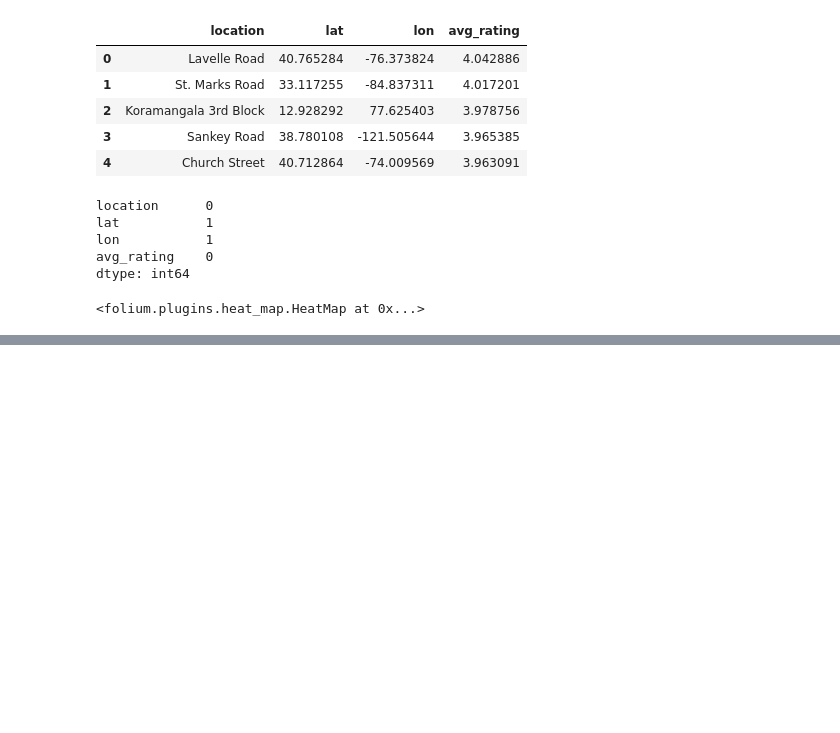
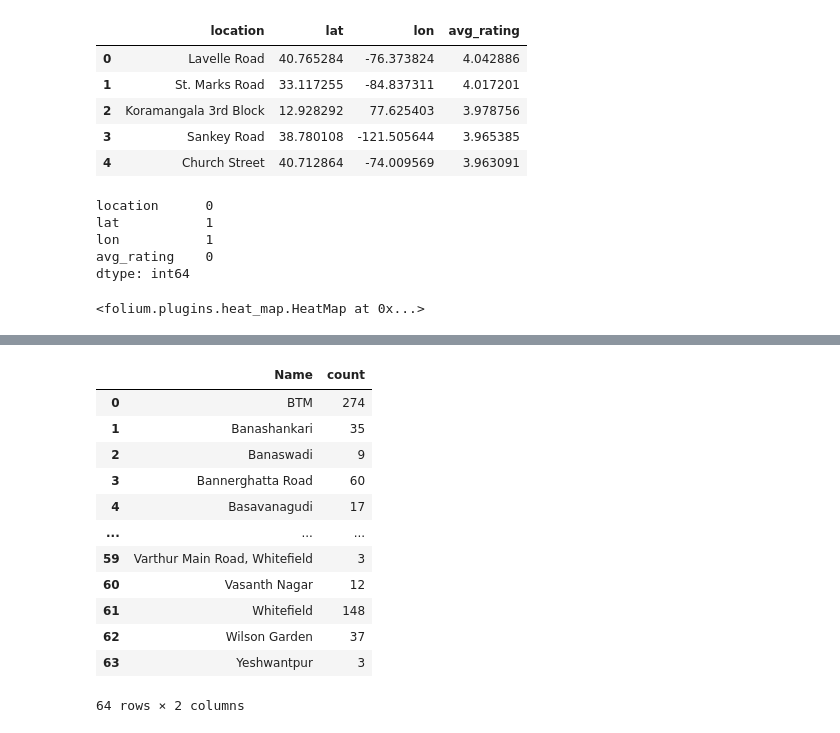
Before and after one commit to unpatel1/Challenge_AProjectAWeek, a Jupyter notebook: Week_07/Zomato_geospatial_DA.ipynb, the cells around one changed output, grey strips where cells are left out. Cells and saved outputs as stored; diff of their text form; code cells hidden in the pictures; blank space fills up the shorter version.

```diff
--- a/Week_07/Zomato_geospatial_DA.ipynb
+++ b/Week_07/Zomato_geospatial_DA.ipynb
@@ -378,0 +390,19 @@ basemap
+# %%
+# 'North Indian' cuisines per location
+north_india = df2.groupby('location')['url'].count().reset_index()
+north_india.columns = ['Name','count']
+north_india
+# %% [output]
+|  | Name | count |
+| 0 | BTM | 274 |
+| 1 | Banashankari | 35 |
+| 2 | Banaswadi | 9 |
+| 3 | Bannerghatta Road | 60 |
+| 4 | Basavanagudi | 17 |
+| ... | ... | ... |
+| 59 | Varthur Main Road, Whitefield | 3 |
+| 60 | Vasanth Nagar | 12 |
+| 61 | Whitefield | 148 |
+| 62 | Wilson Garden | 37 |
+| 63 | Yeshwantpur | 3 |
+64 rows × 2 columns
```
Also changed, not shown: parts of 9 cells of this notebook.
